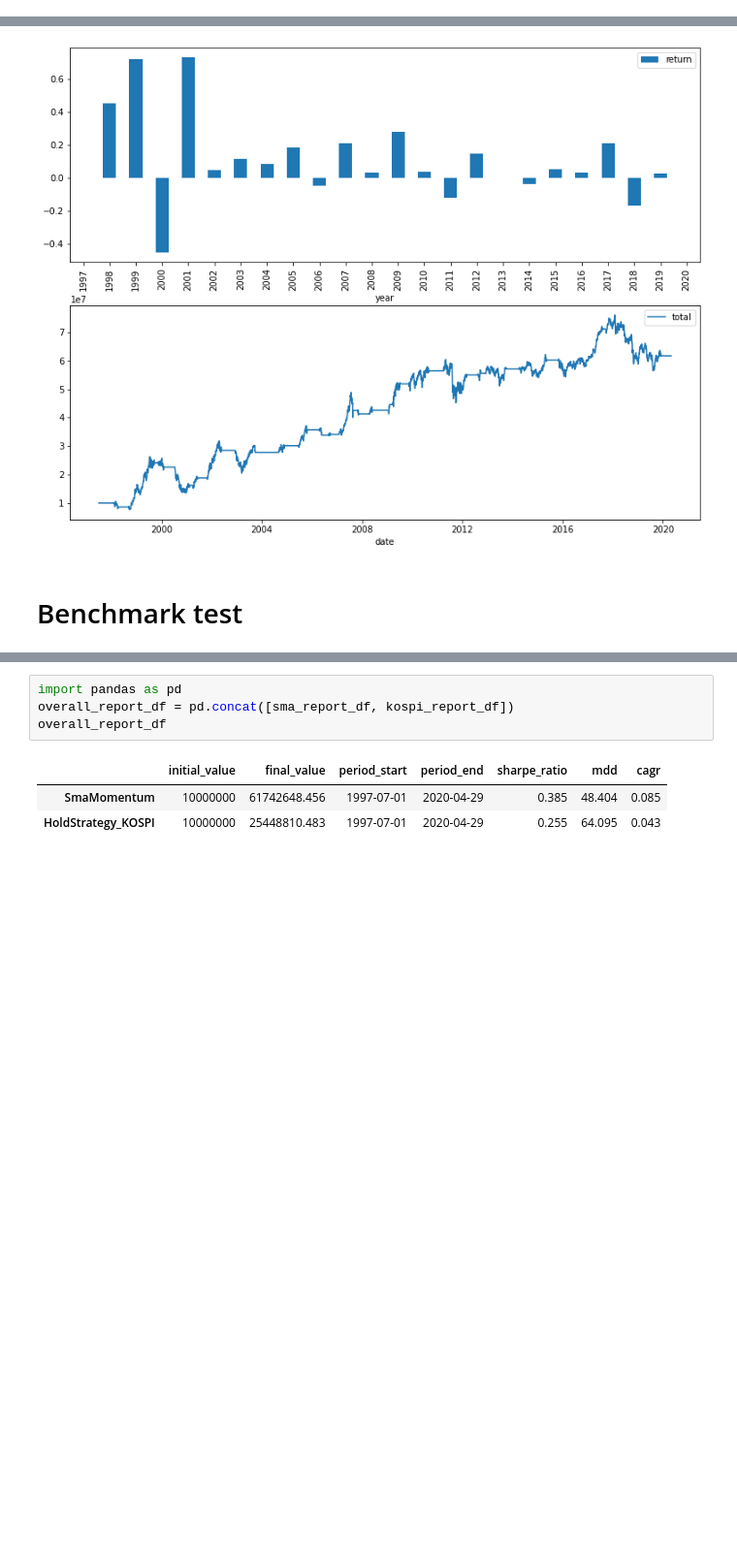
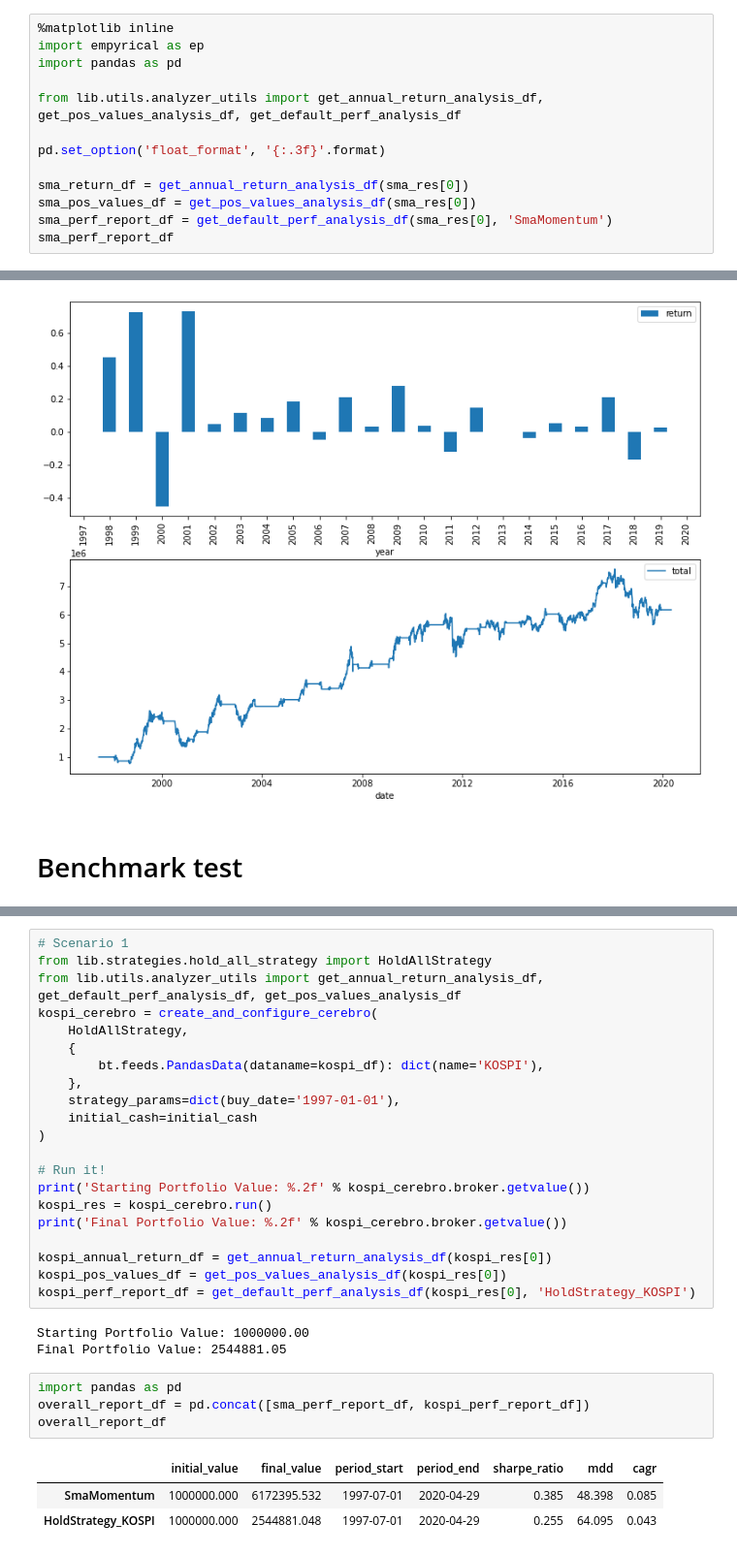
Before and after one commit to samuel281/qu-ant, a Jupyter notebook: notebooks/examples/ch1/simple_momentum.ipynb, the cells around one changed output, grey strips where cells are left out. Shown at 97% size. Drawn from its saved outputs; the diff is of its cells as text; blank space fills up the shorter version.

```diff
--- a/notebooks/examples/ch1/simple_momentum.ipynb
+++ b/notebooks/examples/ch1/simple_momentum.ipynb
@@ -99,0 +59,13 @@ sma_report_df
+# %%
+%matplotlib inline
+import empyrical as ep
+import pandas as pd
+
+from lib.utils.analyzer_utils import get_annual_return_analysis_df, get_pos_values_analysis_df, get_default_perf_analysis_df
+
+pd.set_option('float_format', '{:.3f}'.format)
+
+sma_return_df = get_annual_return_analysis_df(sma_res[0])
+sma_pos_values_df = get_pos_values_analysis_df(sma_res[0])
+sma_perf_report_df = get_default_perf_analysis_df(sma_res[0], 'SmaMomentum')
+sma_perf_report_df
@@ -158,10 +90,34 @@ pd.set_option('float_format', '{:.3f}'.format)
+# %%
+# Scenario 1
+from lib.strategies.hold_all_strategy import HoldAllStrategy
+from lib.utils.analyzer_utils import get_annual_return_analysis_df, get_default_perf_analysis_df, get_pos_values_analysis_df
+kospi_cerebro = create_and_configure_cerebro(
+    HoldAllStrategy,
+    {
+        bt.feeds.PandasData(dataname=kospi_df): dict(name='KOSPI'),
+    },
+    strategy_params=dict(buy_date='1997-01-01'),
+    initial_cash=initial_cash
+)
+
+# Run it!
+print('Starting Portfolio Value: %.2f' % kospi_cerebro.broker.getvalue())
+kospi_res = kospi_cerebro.run()
+print('Final Portfolio Value: %.2f' % kospi_cerebro.broker.getvalue())
+
+kospi_annual_return_df = get_annual_return_analysis_df(kospi_res[0])
+kospi_pos_values_df = get_pos_values_analysis_df(kospi_res[0])
+kospi_perf_report_df = get_default_perf_analysis_df(kospi_res[0], 'HoldStrategy_KOSPI')
+# %% [output]
+Starting Portfolio Value: 1000000.00
+Final Portfolio Value: 2544881.05
 # %%
 import pandas as pd
-overall_report_df = pd.concat([sma_report_df, kospi_report_df])
+overall_report_df = pd.concat([sma_perf_report_df, kospi_perf_report_df])
 overall_report_df
 # %% [output]
 |  | initial_value | final_value | period_start | period_end | sharpe_ratio | mdd | cagr |
-| SmaMomentum | 10000000 | 61742648.456 | 1997-07-01 | 2020-04-29 | 0.385 | 48.404 | 0.085 |
-| HoldStrategy_KOSPI | 10000000 | 25448810.483 | 1997-07-01 | 2020-04-29 | 0.255 | 64.095 | 0.043 |
+| SmaMomentum | 1000000.000 | 6172395.532 | 1997-07-01 | 2020-04-29 | 0.385 | 48.398 | 0.085 |
+| HoldStrategy_KOSPI | 1000000.000 | 2544881.048 | 1997-07-01 | 2020-04-29 | 0.255 | 64.095 | 0.043 |
 # %%
 df = pd.DataFrame()
```
Also changed, not shown: parts of 8 cells of this notebook, 3 other files.
